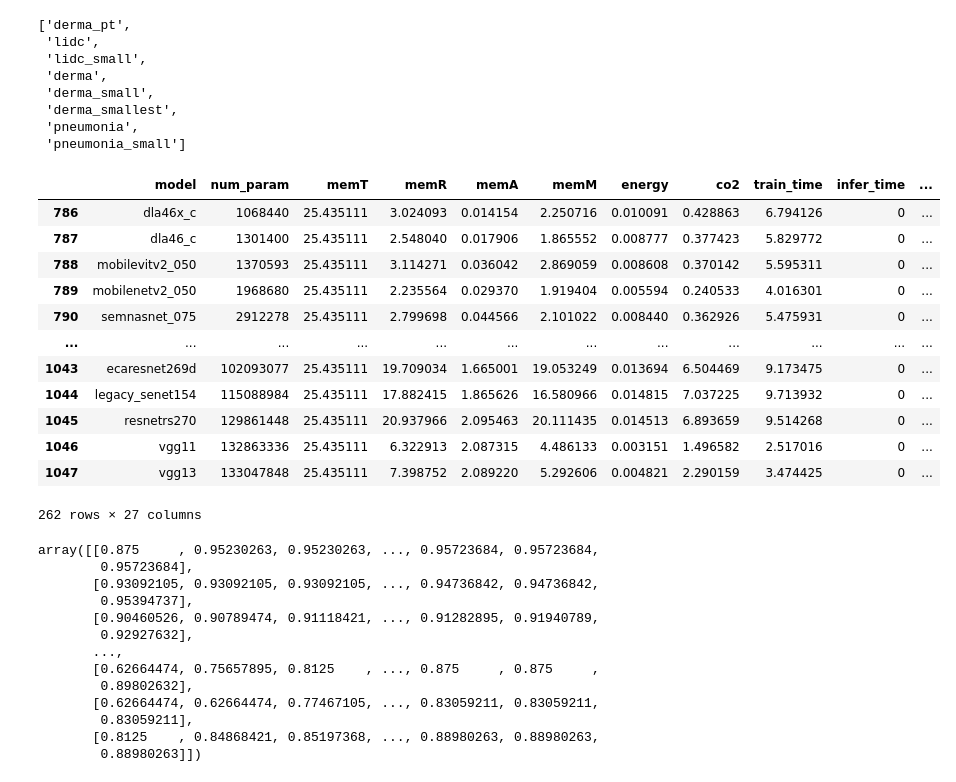
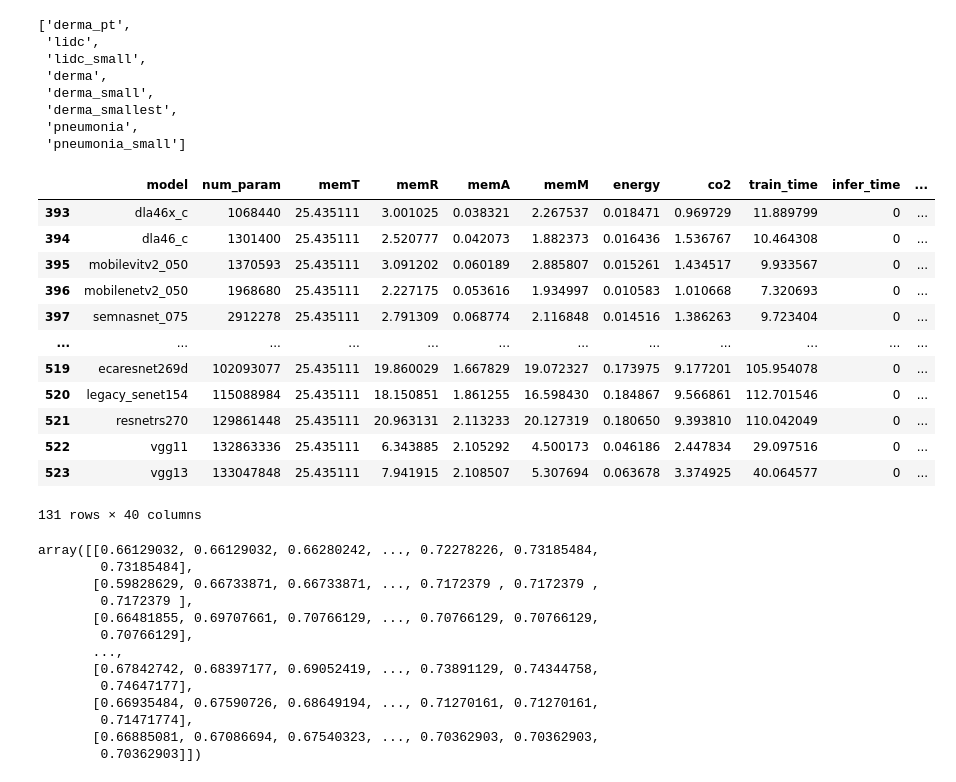
Before and after one commit to raghavian/MIA-Energy, a Jupyter notebook: Bob/Data Exploration.ipynb, the cells around one changed output. Saved outputs shown, nothing was run; the diff lists cells and outputs as text; code cells hidden in the pictures.

```diff
--- a/Bob/Data Exploration.ipynb
+++ b/Bob/Data Exploration.ipynb
@@ -30,31 +62,36 @@ all_results_df["dataset"].unique().tolist()
  'pneumonia',
  'pneumonia_small']
 # %%
+# dataset_prefix = "derma"
 # idx = (all_results_df["dataset"] == "derma") | (all_results_df["dataset"] == "derma_pt")
 # idx = (all_results_df["dataset"] == "derma_small")
-# dataset_prefix = "derma"
+dataset_prefix = "derma"
 # dataset_prefix = "lidc"
-dataset_prefix = "pneumonia"
-idx = (all_results_df["dataset"] == f"{dataset_prefix}_small") | (all_results_df["dataset"] == f"{dataset_prefix}")
+# dataset_prefix = "pneumonia"
+# idx = (all_results_df["dataset"] == f"{dataset_prefix}_small") | (all_results_df["dataset"] == f"{dataset_prefix}")
+idx = (all_results_df["dataset"] == f"{dataset_prefix}")
+# dataset_prefix = "all_large"
+# idx = (all_results_df["dataset"] == f"derma_pt") | (all_results_df["dataset"] == f"lidc") | (all_results_df["dataset"] == f"pneumonia")
 # idx = (all_results_df["dataset"] == "derma_small") | (all_results_df["dataset"] == "derma")
 # idx = (all_results_df["dataset"] == "pneumonia_small") | (all_results_df["dataset"] == "pneumonia")
 df = pd.DataFrame(all_results_df[idx])
 df = df.sort_values(["dataset", "num_param"])
+df["label"] = [f"{x.model} {x.dataset}" for x in df.itertuples()]
 df
 # %% [output]
 |  | model | num_param | memT | memR | memA | memM | energy | co2 | train_time | infer_time | ... |
-| 786 | dla46x_c | 1068440 | 25.435111 | 3.024093 | 0.014154 | 2.250716 | 0.010091 | 0.428863 | 6.794126 | 0 | ... |
-| 787 | dla46_c | 1301400 | 25.435111 | 2.548040 | 0.017906 | 1.865552 | 0.008777 | 0.377423 | 5.829772 | 0 | ... |
-| 788 | mobilevitv2_050 | 1370593 | 25.435111 | 3.114271 | 0.036042 | 2.869059 | 0.008608 | 0.370142 | 5.595311 | 0 | ... |
-| 789 | mobilenetv2_050 | 1968680 | 25.435111 | 2.235564 | 0.029370 | 1.919404 | 0.005594 | 0.240533 | 4.016301 | 0 | ... |
-| 790 | semnasnet_075 | 2912278 | 25.435111 | 2.799698 | 0.044566 | 2.101022 | 0.008440 | 0.362926 | 5.475931 | 0 | ... |
+| 393 | dla46x_c | 1068440 | 25.435111 | 3.001025 | 0.038321 | 2.267537 | 0.018471 | 0.969729 | 11.889799 | 0 | ... |
+| 394 | dla46_c | 1301400 | 25.435111 | 2.520777 | 0.042073 | 1.882373 | 0.016436 | 1.536767 | 10.464308 | 0 | ... |
+| 395 | mobilevitv2_050 | 1370593 | 25.435111 | 3.091202 | 0.060189 | 2.885807 | 0.015261 | 1.434517 | 9.933567 | 0 | ... |
+| 396 | mobilenetv2_050 | 1968680 | 25.435111 | 2.227175 | 0.053616 | 1.934997 | 0.010583 | 1.010668 | 7.320693 | 0 | ... |
+| 397 | semnasnet_075 | 2912278 | 25.435111 | 2.791309 | 0.068774 | 2.116848 | 0.014516 | 1.386263 | 9.723404 | 0 | ... |
 | ... | ... | ... | ... | ... | ... | ... | ... | ... | ... | ... | ... |
-| 1043 | ecaresnet269d | 102093077 | 25.435111 | 19.709034 | 1.665001 | 19.053249 | 0.013694 | 6.504469 | 9.173475 | 0 | ... |
-| 1044 | legacy_senet154 | 115088984 | 25.435111 | 17.882415 | 1.865626 | 16.580966 | 0.014815 | 7.037225 | 9.713932 | 0 | ... |
-| 1045 | resnetrs270 | 129861448 | 25.435111 | 20.937966 | 2.095463 | 20.111435 | 0.014513 | 6.893659 | 9.514268 | 0 | ... |
-| 1046 | vgg11 | 132863336 | 25.435111 | 6.322913 | 2.087315 | 4.486133 | 0.003151 | 1.496582 | 2.517016 | 0 | ... |
-| 1047 | vgg13 | 133047848 | 25.435111 | 7.398752 | 2.089220 | 5.292606 | 0.004821 | 2.290159 | 3.474425 | 0 | ... |
+| 519 | ecaresnet269d | 102093077 | 25.435111 | 19.860029 | 1.667829 | 19.072327 | 0.173975 | 9.177201 | 105.954078 | 0 | ... |
+| 520 | legacy_senet154 | 115088984 | 25.435111 | 18.150851 | 1.861255 | 16.598430 | 0.184867 | 9.566861 | 112.701546 | 0 | ... |
+| 521 | resnetrs270 | 129861448 | 25.435111 | 20.963131 | 2.113233 | 20.127319 | 0.180650 | 9.393810 | 110.042049 | 0 | ... |
+| 522 | vgg11 | 132863336 | 25.435111 | 6.343885 | 2.105292 | 4.500173 | 0.046186 | 2.447834 | 29.097516 | 0 | ... |
+| 523 | vgg13 | 133047848 | 25.435111 | 7.941915 | 2.108507 | 5.307694 | 0.063678 | 3.374925 | 40.064577 | 0 | ... |
-262 rows × 27 columns
+131 rows × 40 columns
 # %%
 df["test_profile"] = df[[f"test_{i:02d}" for i in range(10)]].values.tolist()
 # %%
@@ -66,16 +103,16 @@ for i in range(1, peak_profile.shape[-1]):
     peak_profile[:, i] = np.maximum(peak_profile[:, i-1], test_profile[:, i])
 peak_profile
 # %% [output]
-array([[0.875     , 0.95230263, 0.95230263, ..., 0.95723684, 0.95723684,
-        0.95723684],
-       [0.93092105, 0.93092105, 0.93092105, ..., 0.94736842, 0.94736842,
-        0.95394737],
-       [0.90460526, 0.90789474, 0.91118421, ..., 0.91282895, 0.91940789,
-        0.92927632],
+array([[0.66129032, 0.66129032, 0.66280242, ..., 0.72278226, 0.73185484,
+        0.73185484],
+       [0.59828629, 0.66733871, 0.66733871, ..., 0.7172379 , 0.7172379 ,
+        0.7172379 ],
+       [0.66481855, 0.69707661, 0.70766129, ..., 0.70766129, 0.70766129,
+        0.70766129],
        ...,
-       [0.62664474, 0.75657895, 0.8125    , ..., 0.875     , 0.875     ,
-        0.89802632],
-       [0.62664474, 0.62664474, 0.77467105, ..., 0.83059211, 0.83059211,
-        0.83059211],
-       [0.8125    , 0.84868421, 0.85197368, ..., 0.88980263, 0.88980263,
-        0.88980263]])
+       [0.67842742, 0.68397177, 0.69052419, ..., 0.73891129, 0.74344758,
+        0.74647177],
+       [0.66935484, 0.67590726, 0.68649194, ..., 0.71270161, 0.71270161,
+        0.71471774],
+       [0.66885081, 0.67086694, 0.67540323, ..., 0.70362903, 0.70362903,
+        0.70362903]])
```
Also changed, not shown: parts of 37 cells of this notebook, 1 other file.
